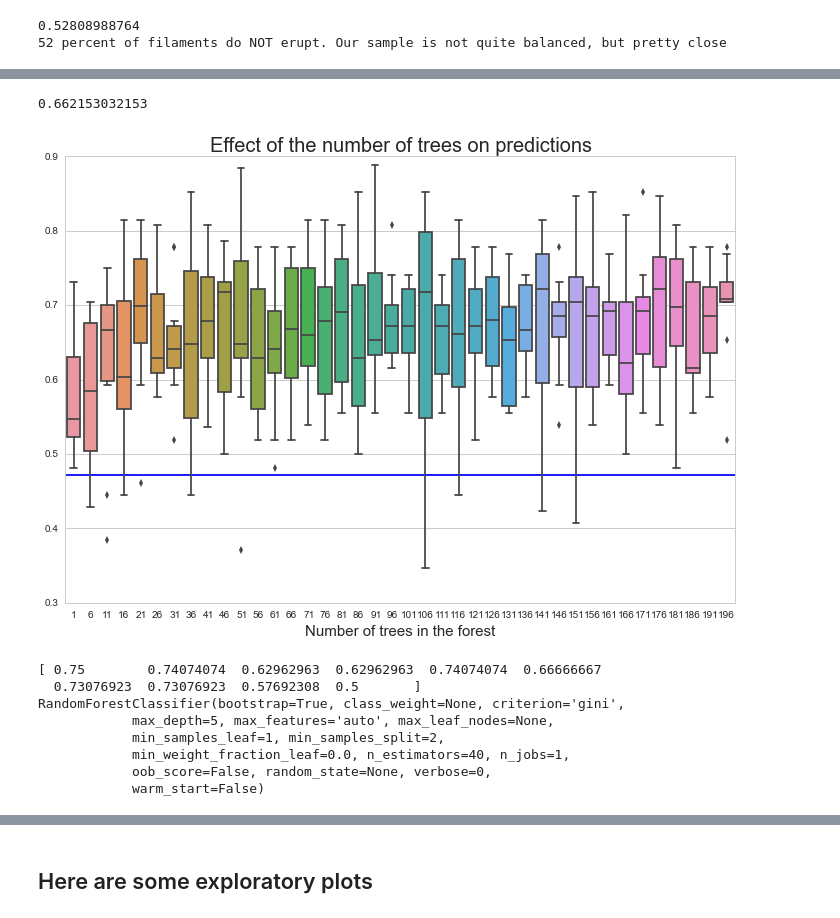
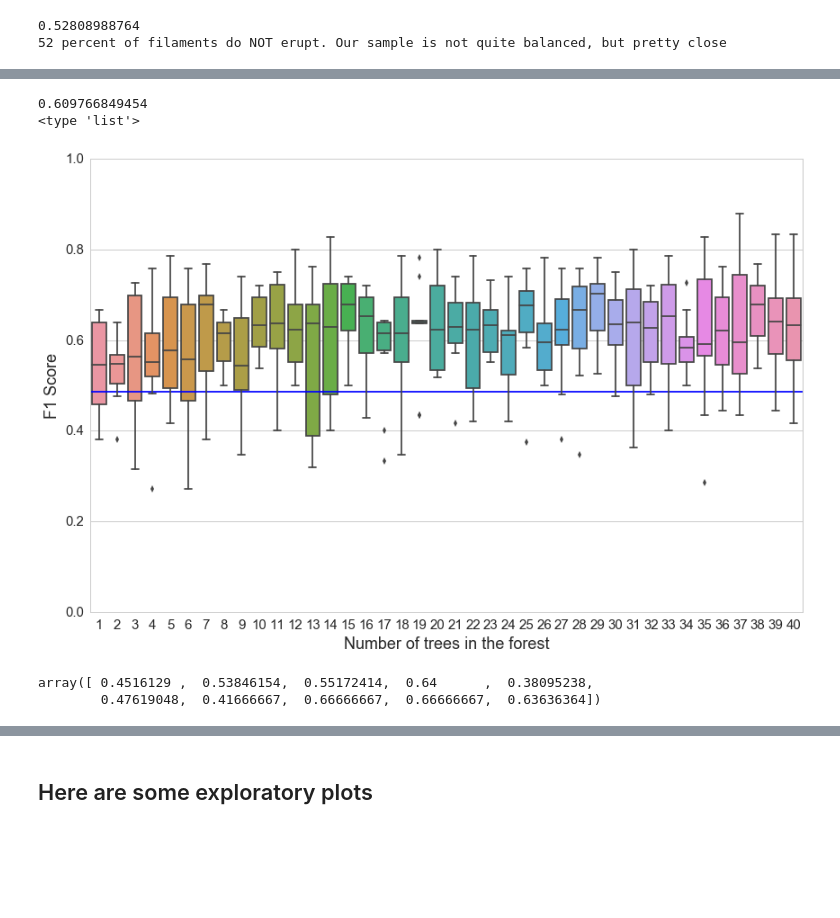
Before and after one commit to Nschanche/Filament_tracking, a Jupyter notebook: Filament_statistics_final.ipynb, the cells around one changed output, grey strips where cells are left out. Drawn from its saved outputs; the diff is of its cells as text; code cells hidden in the pictures; blank space fills up the shorter version.

```diff
--- a/Filament_statistics_final.ipynb
+++ b/Filament_statistics_final.ipynb
@@ -203,44 +273,53 @@ from sklearn.ensemble import RandomForestClassifier
 from sklearn.cross_validation import cross_val_score
 from sklearn.cross_validation import StratifiedKFold
 #n_trees = range(1,41)
-scores_range = []
-#This will make 40 forests, and each forest will be made up of increasing numbers (1-40) of trees
-#This way, we can see how much of an effect adding more trees has on the predictions.
-for i in range(1,201,5):
-    #n_estimators - the number of trees in the forest
-    #max_depth - how many branches on the tree. I added this keyword per Rafal's suggestion. We can play around with different depths.
-    forest = sklearn.ensemble.RandomForestClassifier(n_estimators = i, max_depth=5)
-    #val_score = cross_val_score(forest, X=X, y=Y, cv=10)
-    val_score = cross_val_score(forest, X, Y, cv=StratifiedKFold(Y,10, shuffle=True)) #Try out a new type of scoring
-    scores_range.append(val_score)
+if rerun:
+    scores_range = []
+    data_subsets = 10
+    #This will make 40 forests, and each forest will be made up of increasing numbers (1-40) of trees
+    #This way, we can see how much of an effect adding more trees has on the predictions.
+    for i in range(1,41):
+        #n_estimators - the number of trees in the forest
+        #max_depth - how many branches on the tree. I added this keyword per Rafal's suggestion. We can play around with different depths.
+        forest = sklearn.ensemble.RandomForestClassifier(n_estimators = i, max_depth=5,warm_start=True)
+        #val_score = cross_val_score(forest, X=X, y=Y, cv=10)
+        val_score = cross_val_score(forest, X, Y, cv=StratifiedKFold(Y,data_subsets, shuffle=True),
+                                   scoring='f1') #Try out a new type of scoring
+        scores_range.append(val_score)
+
+    pickle.dump(scores_range, open( "RFC_nestimators_test_scores.p", "wb" ) )
 # %%
 #How good at prediction is my tree? (I ran 40 different tests, so each bar is one test).
+
+if not rerun:
+    scores_range = pickle.load( open( "RFC_nestimators_test_scores.p", "rb" ) )
+
 print np.mean(scores_range)
 from matplotlib import pyplot as plt
-orig_labels = range(40)
+orig_labels = range(1,41)
 test_labels = range(1,201,5)
 plt.figure(figsize=(12,8))
-plt.title('Effect of the number of trees on predictions', fontsize=20)
-plt.xlabel('Number of trees in the forest', fontsize=15)
-plt.axhline(y=1-avg)
-sns.boxplot(x=test_labels,y=scores_range)
+#plt.title('Effect of the number of trees on predictions', fontsize=20)
+plt.xlabel('Number of trees in the forest', fontsize=18)
+plt.ylabel('F1 Score', fontsize=18)
+plt.ylim(ymax = 1, ymin = 0)
+plt.axhline(y=F1_random)
+plt.tick_params(axis='both', which='major', labelsize=15)
 sns.set_style("whitegrid")
+ax=sns.boxplot(x=orig_labels,y=scores_range)
 #plt.savefig('/Users/nschanch/Desktop/REU_2015/ipython_figures/forests_with_1_to_40_trees.png')
 #sns.boxplot(scores) #NOTE: Use this line if you have the older version of seaborn!!
 #plt.savefig("/home/nschanch/Downloads/test_img.png")
 #Note: This is before correcting for the unbalanced sample size.
+print type(scores_range)
+plt.savefig('/storage/kreeves/Projects/REU/reu2015/final/Filament_tracking/RFC_number_trees_boxplot.eps')
+plt.savefig('/storage/kreeves/Projects/REU/reu2015/final/Filament_tracking/RFC_number_trees_boxplot.pdf')
 # %% [output]
-0.662153032153
+0.609766849454
+<type 'list'>
-[figure, old version]
+[figure, new version]
-# %%
-print val_score
-print forest
-# %% [output]
-[ 0.75        0.74074074  0.62962963  0.62962963  0.74074074  0.66666667
-  0.73076923  0.73076923  0.57692308  0.5       ]
-RandomForestClassifier(bootstrap=True, class_weight=None, criterion='gini',
-            max_depth=5, max_features='auto', max_leaf_nodes=None,
-            min_samples_leaf=1, min_samples_split=2,
-            min_weight_fraction_leaf=0.0, n_estimators=40, n_jobs=1,
-            oob_score=False, random_state=None, verbose=0,
-            warm_start=False)
+# %%
+scores_range[0]
+# %% [output]
+array([ 0.4516129 ,  0.53846154,  0.55172414,  0.64      ,  0.38095238,
+        0.47619048,  0.41666667,  0.66666667,  0.66666667,  0.63636364])
```
Also changed, not shown: parts of 60 cells of this notebook, 3 other files.
